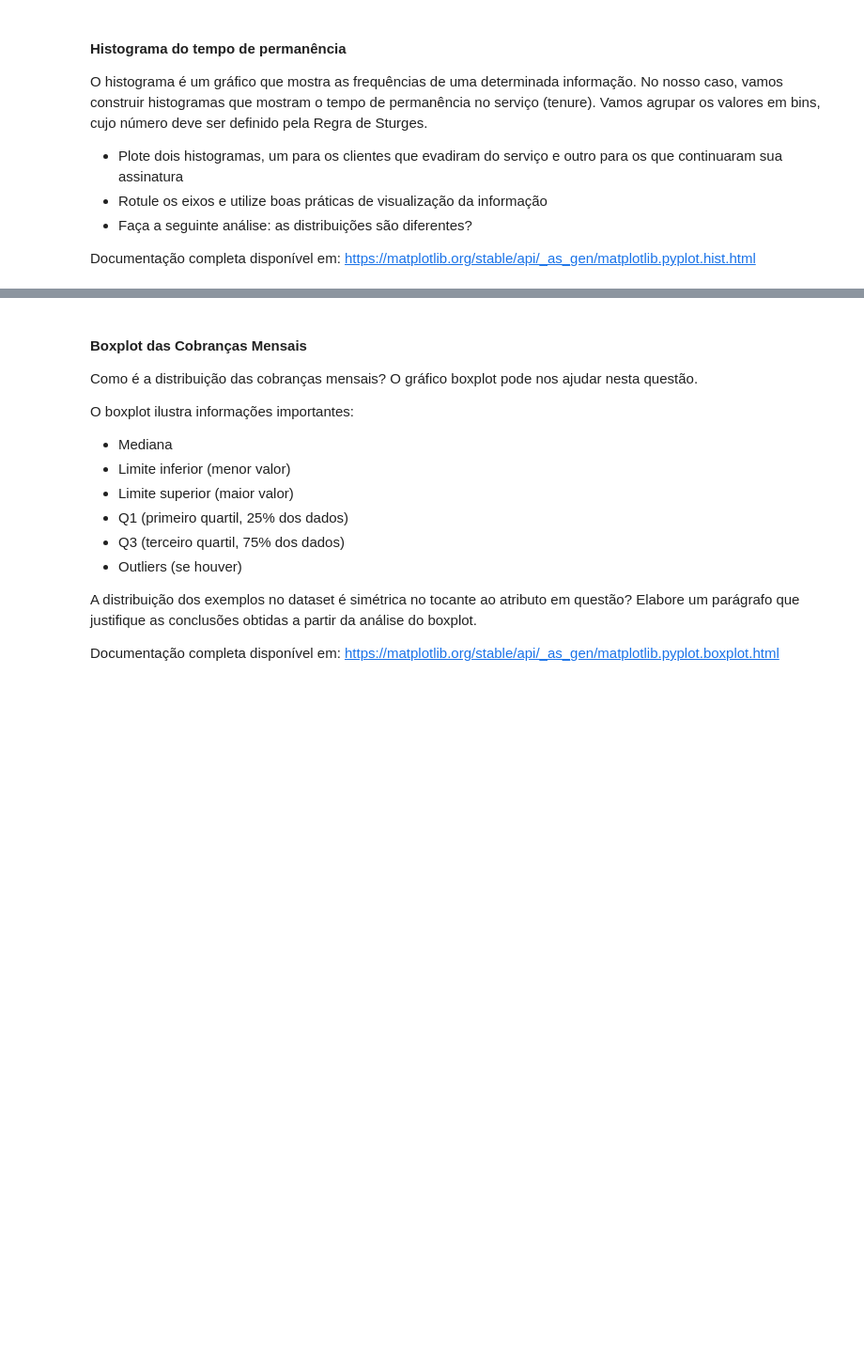
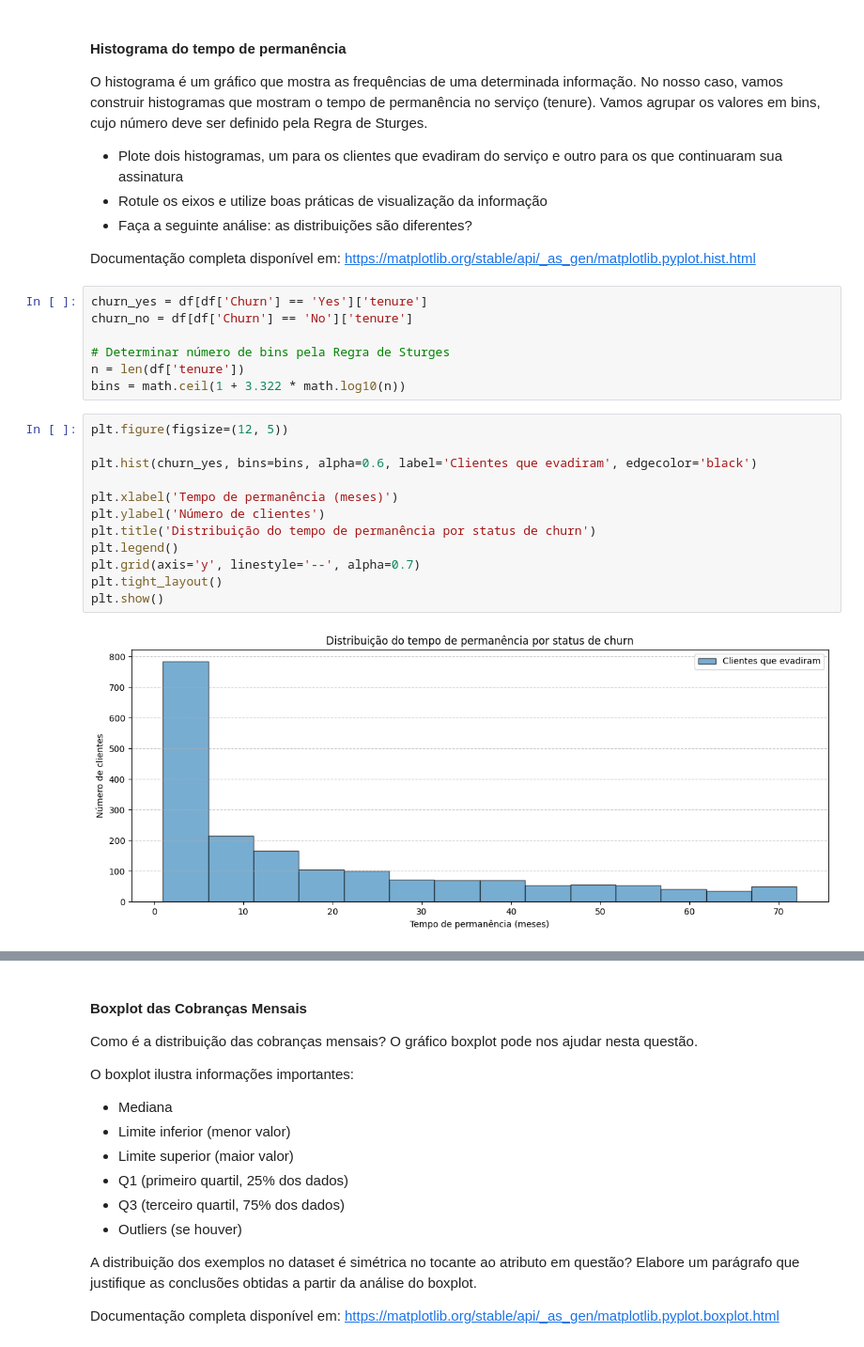
Before and after one commit to Panjota/RedesNeuraisArtificiais, a Jupyter notebook: RNA-2025.2-PP1.2.ipynb, the cells around one changed output, grey strips where cells are left out. Shown at 94% size. Cells and saved outputs as stored; diff of their text form; blank space fills up the shorter version.

```diff
--- a/RNA-2025.2-PP1.2.ipynb
+++ b/RNA-2025.2-PP1.2.ipynb
@@ -175,3 +180,24 @@ O histograma é um gráfico que mostra as frequências de uma determinada inform
 - Faça a seguinte análise: as distribuições são diferentes?
 
 Documentação completa disponível em: https://matplotlib.org/stable/api/_as_gen/matplotlib.pyplot.hist.html
+# %%
+churn_yes = df[df['Churn'] == 'Yes']['tenure']
+churn_no = df[df['Churn'] == 'No']['tenure']
+
+# Determinar número de bins pela Regra de Sturges
+n = len(df['tenure'])
+bins = math.ceil(1 + 3.322 * math.log10(n))
+# %%
+plt.figure(figsize=(12, 5))
+
+plt.hist(churn_yes, bins=bins, alpha=0.6, label='Clientes que evadiram', edgecolor='black')
+
+plt.xlabel('Tempo de permanência (meses)')
+plt.ylabel('Número de clientes')
+plt.title('Distribuição do tempo de permanência por status de churn')
+plt.legend()
+plt.grid(axis='y', linestyle='--', alpha=0.7)
+plt.tight_layout()
+plt.show()
+# %% [output]
+[figure, added]
```
Also changed, not shown: parts of 20 cells of this notebook.
